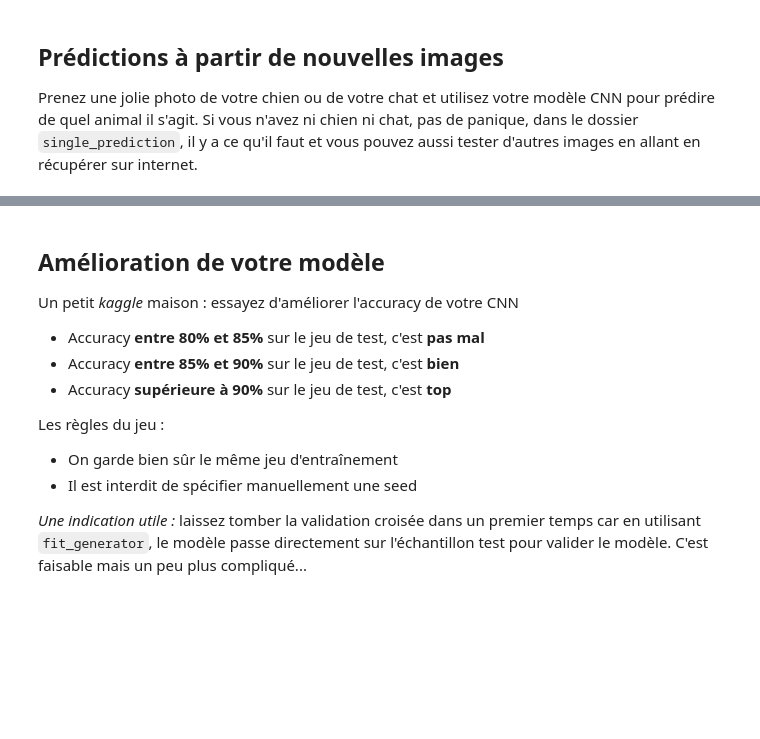
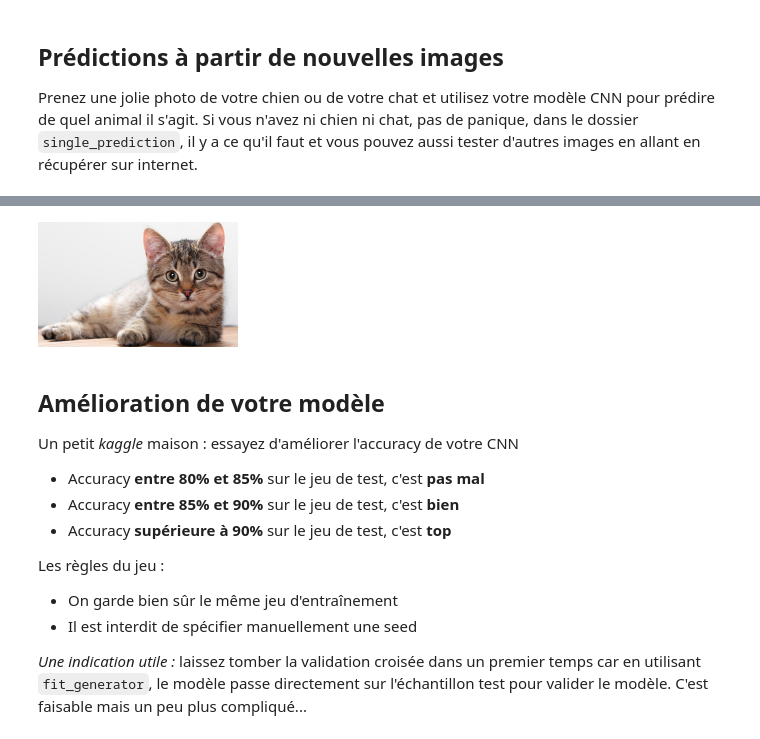
Before and after one commit to louiskuhn/IA-P2-Euskadi, a Jupyter notebook: Ressources/Deep Learning/Convolutionnal Neural Network/CNN - exo.ipynb, the cells around one changed output, grey strips where cells are left out. Saved outputs shown, nothing was run; the diff lists cells and outputs as text; code cells hidden in the pictures; blank space fills up the shorter version.

```diff
--- a/Ressources/Deep Learning/Convolutionnal Neural Network/CNN - exo.ipynb
+++ b/Ressources/Deep Learning/Convolutionnal Neural Network/CNN - exo.ipynb
@@ -55,3 +155,7 @@ Prenez une jolie photo de votre chien ou de votre chat et utilisez votre modèle
+# %%
+Image(filename='dataset/single_prediction/cat_or_dog_2.jpg', width=200)
+# %% [output]
+[figure, added]
 # %% [markdown]
 ## **Amélioration de votre modèle**
 
```
Also changed, not shown: parts of 13 cells of this notebook.
